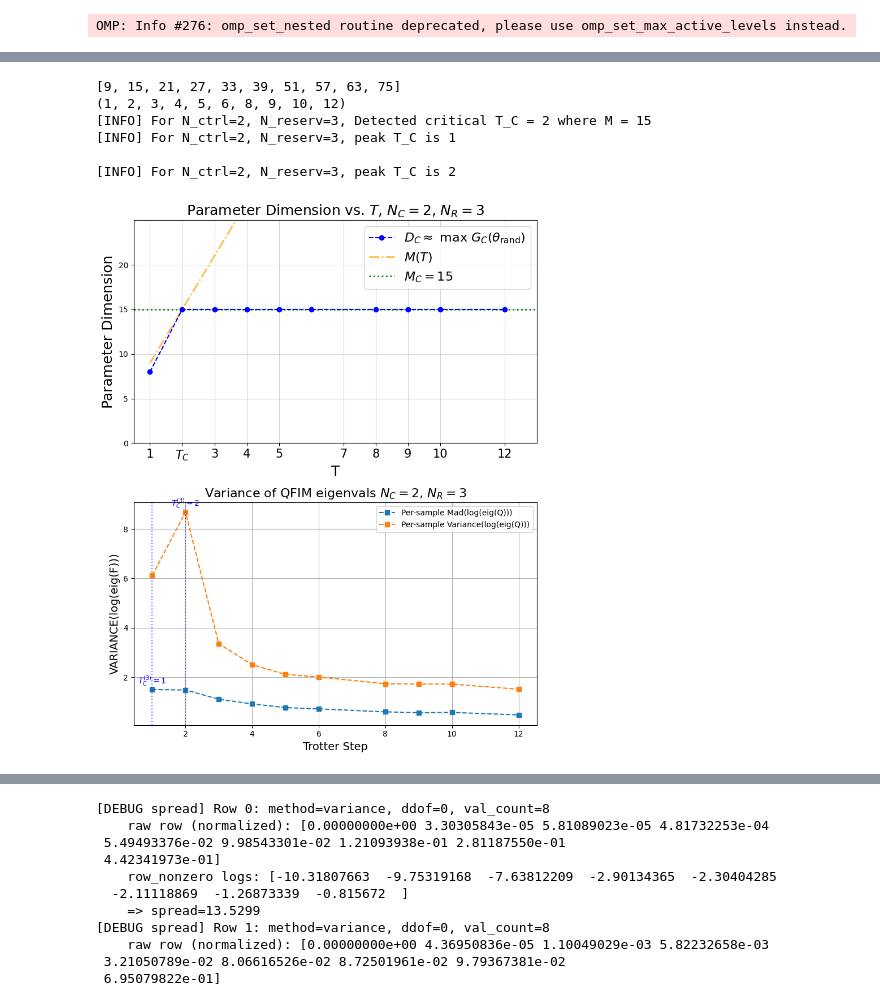
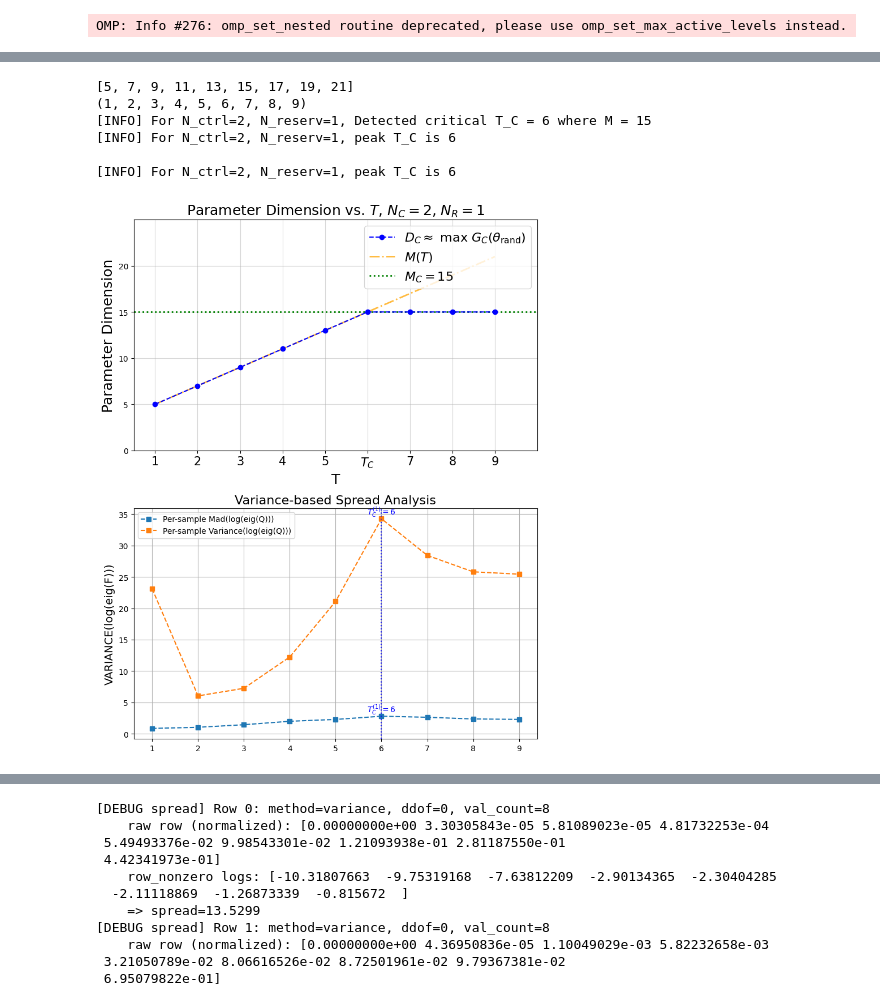
Before and after one commit to sophieblock/qrc, a Jupyter notebook: digital_qfim_pp.ipynb, the cells around one changed output, grey strips where cells are left out. Cells and saved outputs as stored; diff of their text form; code cells hidden in the pictures.

```diff
--- a/digital_qfim_pp.ipynb
+++ b/digital_qfim_pp.ipynb
@@ -368,12 +368,12 @@ HTML("""
 from qfim_store import get_cached_data,maybe_rebuild_or_process
 import pandas as pd
 from IPython.display import display  # Ensure this is not overwritten elsewhere
-
-base_path = "/Users/sophieblock/QRCcapstone/parameter_analysis_directory/"
+# base_path = "/Users/sophieblock/QRCcapstone/parameter_analysis_directory"
+base_path = "/Users/sophieblock/QRCcapstone/"
 model_type = "gate"
 N_ctrls = [1,2,3]
-sample_range = "pi"
-K_str = "1"
+sample_range = "normal_pi"
+K_str = "1bb"
 threshold = 1e-10
 by_test = False
 def rebuild_df_from_existing_cache(base_path,model_type,N_ctrls, K_0,sample_range):
@@ -1142,8 +1927,8 @@ Descr:
 # %%
 def plot_spread_analysis(df, chosen_n_ctrl, chosen_n_reserv, ax=None,
                          spread_type="variance", combination="sampled",
-                         show_yerr=False, title=None, xlabel="Trotter Step",
-                         ylabel=None, num_ticks=6, scale='normal'):
+                         show_yerr=False, title=None, xlabel=None,
+                         ylabel=None, num_ticks=6, scale='normal',show_title=False):
     """
     Plots the spread analysis based on the given spread type and combination technique,
     *with* an annotated T_C vertical line (T_C^{(N_R)}).
@@ -1240,7 +2025,7 @@ def plot_spread_analysis(df, chosen_n_ctrl, chosen_n_reserv, ax=None,
 
     ax.set_xlabel(xlabel, fontsize=14)
     ax.set_ylabel(ylabel or f"{spread_type.upper()}(log(eig(F)))", fontsize=14)
-    if not title:
+    if not title and show_title:
         title=f'Variance of QFIM eigenvals $N_C = {chosen_n_ctrl}$, $N_R = {chosen_n_reserv}$'
     ax.set_title(title or f"{spread_type.capitalize()}-based Spread Analysis", fontsize=16)
     ax.grid(True)
@@ -1330,37 +2115,37 @@ def plot_max_rank_vs_params(df, chosen_n_ctrl, chosen_n_reserv, ax=None,
 
     ax.set_yticks(yticks)
     ax.yaxis.set_major_formatter(plt.FuncFormatter(lambda x, _: f"{int(x)}"))
 
     ax.set_xlabel(xlabel, fontsize=18)
     ax.set_ylabel(ylabel, fontsize=18)
     ax.legend(fontsize=16, loc=legend_loc)
     ax.grid(True, alpha=0.5)
     ax.set_ylim(top=M_C + 10)
     ax.set_xlim(left=0.5, right=max(trotter_steps)+1)
     if not title:
         title=f'Parameter Dimension vs. $T$, $N_C = {chosen_n_ctrl}$, $N_R = {chosen_n_reserv}$'
     if title:
         ax.set_title(title, fontsize=18)
 
     return ax
-chosen_n_reserv = 3
+chosen_n_reserv = 1
 chosen_n_ctrl = 2
 selected_T_plot = np.arange(1,11,1)
 df_filtered = df_with_stats[df_with_stats['Trotter_Step'].isin(selected_T_plot)]
 # fig, axes = plt.subplots(1, 2, figsize=(12, 6))
 fig, axes = plt.subplots(2, 1, figsize=(8, 10))
 plot_max_rank_vs_params(df_with_stats, chosen_n_ctrl=chosen_n_ctrl, chosen_n_reserv=chosen_n_reserv, ax=axes[0])
 plot_spread_analysis(df_with_stats, chosen_n_ctrl=chosen_n_ctrl, chosen_n_reserv=chosen_n_reserv, spread_type="mad", combination="sampled", scale='1.0',ax=axes[1])
 plot_spread_analysis(df_with_stats, chosen_n_ctrl=chosen_n_ctrl, chosen_n_reserv=chosen_n_reserv, spread_type="variance", combination="sampled", scale='normal',ax=axes[1])
 # plot_spread_analysis(df_with_stats, chosen_n_ctrl=chosen_n_ctrl, chosen_n_reserv=chosen_n_reserv, spread_type="variance", combination="sampled",scale=1.0, ax=axes[1])
 
 plt.tight_layout()
 plt.show()
 # %% [output]
-[9, 15, 21, 27, 33, 39, 51, 57, 63, 75]
-(1, 2, 3, 4, 5, 6, 8, 9, 10, 12)
-[INFO] For N_ctrl=2, N_reserv=3, Detected critical T_C = 2 where M = 15
-[INFO] For N_ctrl=2, N_reserv=3, peak T_C is 1
+[5, 7, 9, 11, 13, 15, 17, 19, 21]
+(1, 2, 3, 4, 5, 6, 7, 8, 9)
+[INFO] For N_ctrl=2, N_reserv=1, Detected critical T_C = 6 where M = 15
+[INFO] For N_ctrl=2, N_reserv=1, peak T_C is 6
 
-[INFO] For N_ctrl=2, N_reserv=3, peak T_C is 2
+[INFO] For N_ctrl=2, N_reserv=1, peak T_C is 6
-[figure, old version]
+[figure, new version]
```
Also changed, not shown: parts of 19 cells of this notebook.
